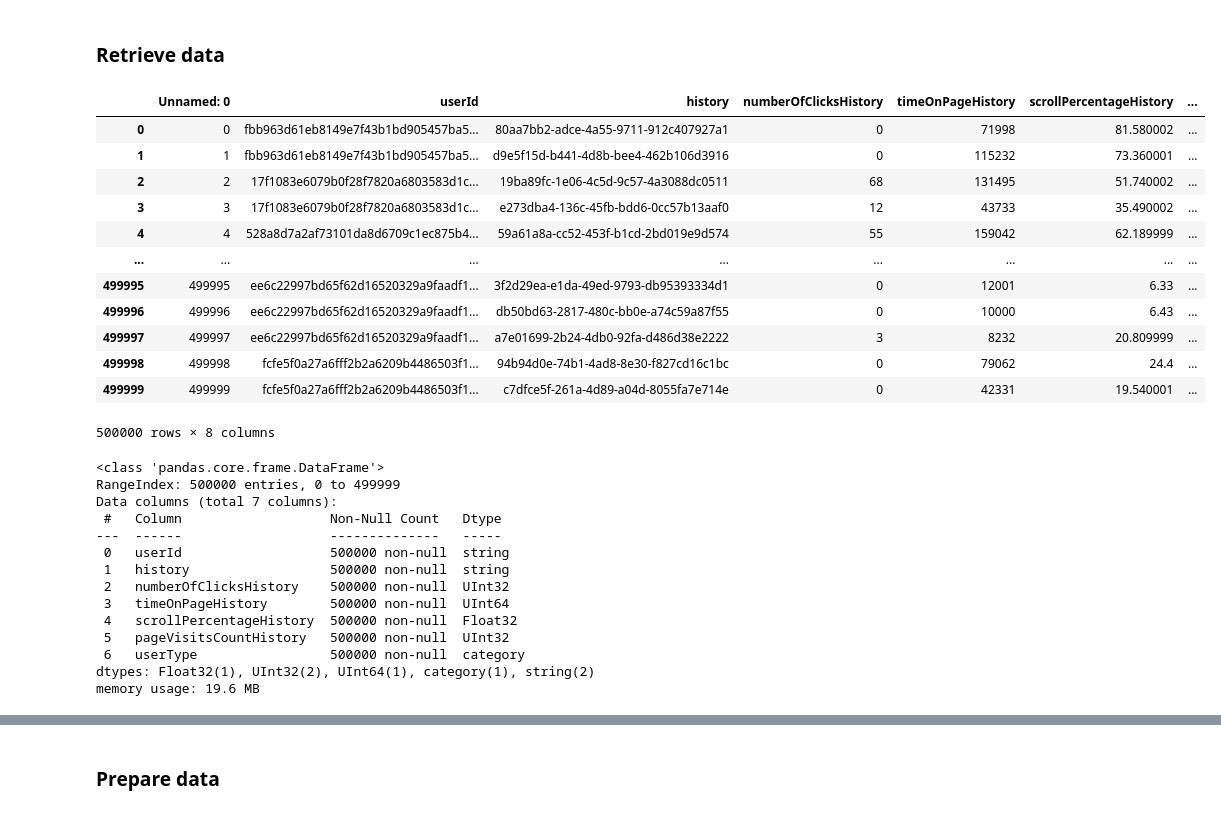
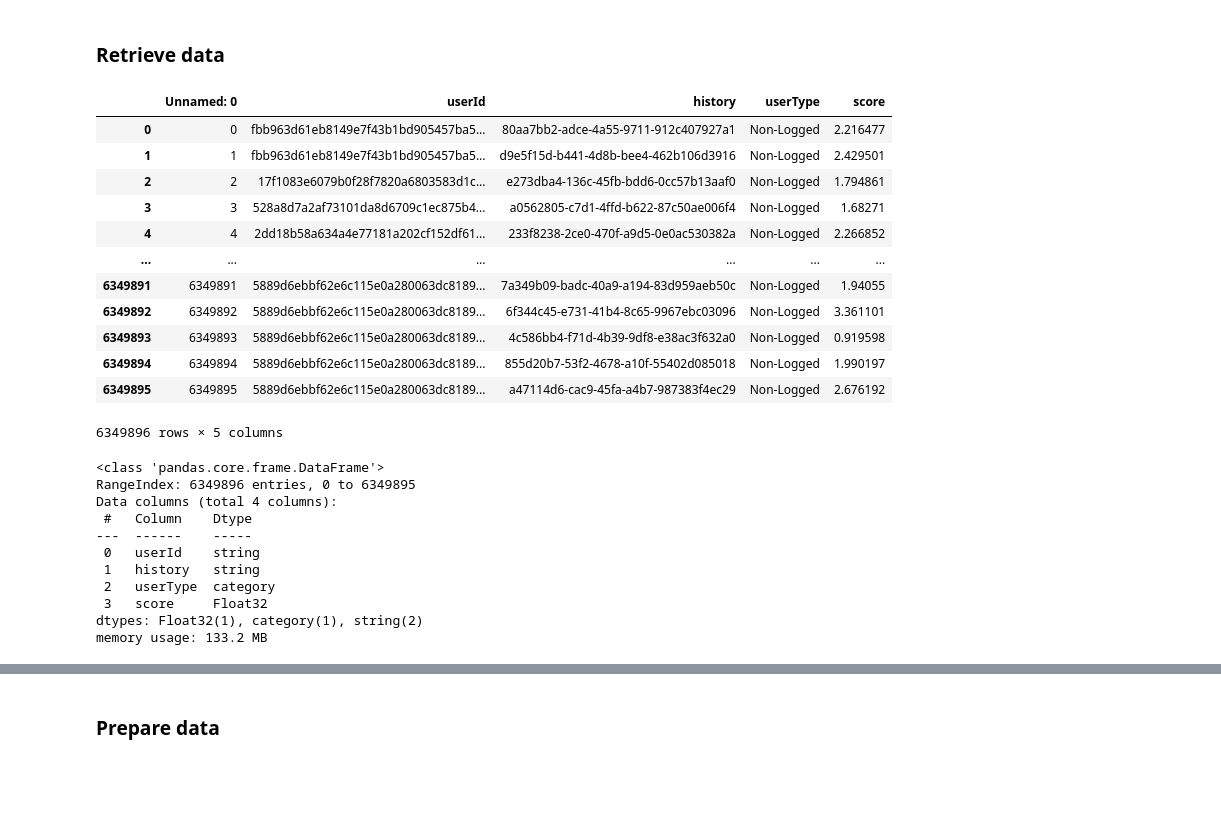
Before and after one commit to raianeli25/tech_challenge_5, a Jupyter notebook: recommendation/3_training_model.ipynb, the cells around one changed output, grey strips where cells are left out. Saved outputs shown, nothing was run; the diff lists cells and outputs as text; code cells hidden in the pictures; blank space fills up the shorter version.

Commit message:
Making some adaptation on Training Fase - using an artifical SCORE (Rating) based on Feature Engineering | adding pickle to gitignore to push (over 100 MB)

```diff
--- a/recommendation/3_training_model.ipynb
+++ b/recommendation/3_training_model.ipynb
@@ -43,57 +51,47 @@ SEED = 42
 # %% [markdown]
 ### Retrieve data
 # %%
-dtype_df_train_treated = {
+dtype_df_train_score = {
 "userId" : 'string',
 "userType" : 'category',
-"historySize" : 'UInt16',
 "history" : 'string',
-"timestampHistory" : 'string',
-"numberOfClicksHistory" : 'UInt32',
-"timeOnPageHistory" : 'UInt64',
-"scrollPercentageHistory" : 'Float32',
-"pageVisitsCountHistory" : 'UInt32',
-"timestampHistory_new" : 'string'
+"score" : 'Float32'
 }
 # %%
 import pandas as pd
-# path config
 
-# df_ratings = pd.read_csv(config["TREATED_TRAIN_CSV"], dtype=dtype_df_train_treated)
-df_ratings = pd.read_csv(config["TREATED_TRAIN_CSV"], dtype=dtype_df_train_treated, nrows=500000)
+df_ratings = pd.read_csv(config["DF_TRAIN_SCORES"], dtype=dtype_df_train_score)
+# df_ratings = pd.read_csv(config["DF_TRAIN_SCORES"], dtype=dtype_df_train_score, nrows=500000)
 df_ratings
 # %% [output]
-|  | Unnamed: 0 | userId | history | numberOfClicksHistory | timeOnPageHistory | scrollPercentageHistory | ... |
-| 0 | 0 | fbb963d61eb8149e7f43b1bd905457ba5... | 80aa7bb2-adce-4a55-9711-912c407927a1 | 0 | 71998 | 81.580002 | ... |
-| 1 | 1 | fbb963d61eb8149e7f43b1bd905457ba5... | d9e5f15d-b441-4d8b-bee4-462b106d3916 | 0 | 115232 | 73.360001 | ... |
-| 2 | 2 | 17f1083e6079b0f28f7820a6803583d1c... | 19ba89fc-1e06-4c5d-9c57-4a3088dc0511 | 68 | 131495 | 51.740002 | ... |
-| 3 | 3 | 17f1083e6079b0f28f7820a6803583d1c... | e273dba4-136c-45fb-bdd6-0cc57b13aaf0 | 12 | 43733 | 35.490002 | ... |
-| 4 | 4 | 528a8d7a2af73101da8d6709c1ec875b4... | 59a61a8a-cc52-453f-b1cd-2bd019e9d574 | 55 | 159042 | 62.189999 | ... |
-| ... | ... | ... | ... | ... | ... | ... | ... |
-| 499995 | 499995 | ee6c22997bd65f62d16520329a9faadf1... | 3f2d29ea-e1da-49ed-9793-db95393334d1 | 0 | 12001 | 6.33 | ... |
-| 499996 | 499996 | ee6c22997bd65f62d16520329a9faadf1... | db50bd63-2817-480c-bb0e-a74c59a87f55 | 0 | 10000 | 6.43 | ... |
-| 499997 | 499997 | ee6c22997bd65f62d16520329a9faadf1... | a7e01699-2b24-4db0-92fa-d486d38e2222 | 3 | 8232 | 20.809999 | ... |
-| 499998 | 499998 | fcfe5f0a27a6fff2b2a6209b4486503f1... | 94b94d0e-74b1-4ad8-8e30-f827cd16c1bc | 0 | 79062 | 24.4 | ... |
-| 499999 | 499999 | fcfe5f0a27a6fff2b2a6209b4486503f1... | c7dfce5f-261a-4d89-a04d-8055fa7e714e | 0 | 42331 | 19.540001 | ... |
+|  | Unnamed: 0 | userId | history | userType | score |
+| 0 | 0 | fbb963d61eb8149e7f43b1bd905457ba5... | 80aa7bb2-adce-4a55-9711-912c407927a1 | Non-Logged | 2.216477 |
+| 1 | 1 | fbb963d61eb8149e7f43b1bd905457ba5... | d9e5f15d-b441-4d8b-bee4-462b106d3916 | Non-Logged | 2.429501 |
+| 2 | 2 | 17f1083e6079b0f28f7820a6803583d1c... | e273dba4-136c-45fb-bdd6-0cc57b13aaf0 | Non-Logged | 1.794861 |
+| 3 | 3 | 528a8d7a2af73101da8d6709c1ec875b4... | a0562805-c7d1-4ffd-b622-87c50ae006f4 | Non-Logged | 1.68271 |
+| 4 | 4 | 2dd18b58a634a4e77181a202cf152df61... | 233f8238-2ce0-470f-a9d5-0e0ac530382a | Non-Logged | 2.266852 |
+| ... | ... | ... | ... | ... | ... |
+| 6349891 | 6349891 | 5889d6ebbf62e6c115e0a280063dc8189... | 7a349b09-badc-40a9-a194-83d959aeb50c | Non-Logged | 1.94055 |
+| 6349892 | 6349892 | 5889d6ebbf62e6c115e0a280063dc8189... | 6f344c45-e731-41b4-8c65-9967ebc03096 | Non-Logged | 3.361101 |
+| 6349893 | 6349893 | 5889d6ebbf62e6c115e0a280063dc8189... | 4c586bb4-f71d-4b39-9df8-e38ac3f632a0 | Non-Logged | 0.919598 |
+| 6349894 | 6349894 | 5889d6ebbf62e6c115e0a280063dc8189... | 855d20b7-53f2-4678-a10f-55402d085018 | Non-Logged | 1.990197 |
+| 6349895 | 6349895 | 5889d6ebbf62e6c115e0a280063dc8189... | a47114d6-cac9-45fa-a4b7-987383f4ec29 | Non-Logged | 2.676192 |
-500000 rows × 8 columns
+6349896 rows × 5 columns
 # %%
 df_ratings.drop(columns=["Unnamed: 0"],inplace=True)
 df_ratings.info()
 # %% [output]
 <class 'pandas.core.frame.DataFrame'>
-RangeIndex: 500000 entries, 0 to 499999
-Data columns (total 7 columns):
- #   Column                   Non-Null Count   Dtype
----  ------                   --------------   -----
- 0   userId                   500000 non-null  string
- 1   history                  500000 non-null  string
- 2   numberOfClicksHistory    500000 non-null  UInt32
- 3   timeOnPageHistory        500000 non-null  UInt64
- 4   scrollPercentageHistory  500000 non-null  Float32
- 5   pageVisitsCountHistory   500000 non-null  UInt32
- 6   userType                 500000 non-null  category
-dtypes: Float32(1), UInt32(2), UInt64(1), category(1), string(2)
-memory usage: 19.6 MB
+RangeIndex: 6349896 entries, 0 to 6349895
+Data columns (total 4 columns):
+ #   Column    Dtype
+---  ------    -----
+ 0   userId    string
+ 1   history   string
+ 2   userType  category
+ 3   score     Float32
+dtypes: Float32(1), category(1), string(2)
+memory usage: 133.2 MB
 # %%
 df_ratings.describe()
 # %% [output]
```
Also changed, not shown: parts of 26 cells of this notebook, 4 other files.
